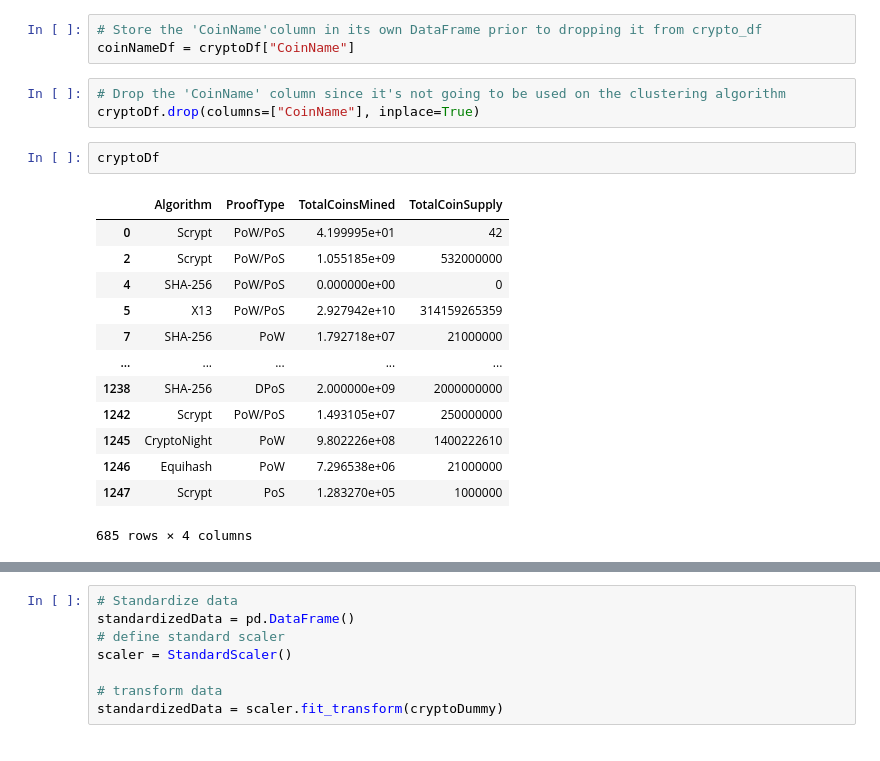
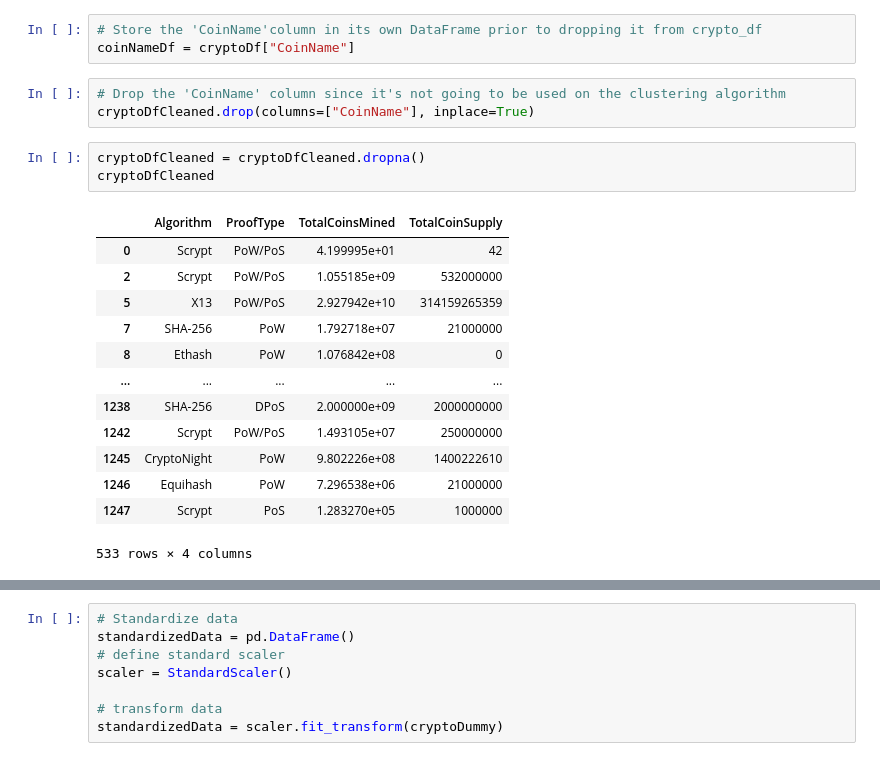
Before and after one commit to gokhanunal34/awsCloud, a Jupyter notebook: Starter_Files/crypto_clustering.ipynb, the cells around one changed output, grey strips where cells are left out. Saved outputs shown, nothing was run; the diff lists cells and outputs as text.

```diff
--- a/Starter_Files/crypto_clustering.ipynb
+++ b/Starter_Files/crypto_clustering.ipynb
@@ -107,23 +87,24 @@ cryptoDf
 coinNameDf = cryptoDf["CoinName"]
 # %%
 # Drop the 'CoinName' column since it's not going to be used on the clustering algorithm
-cryptoDf.drop(columns=["CoinName"], inplace=True)
+cryptoDfCleaned.drop(columns=["CoinName"], inplace=True)
-# %%
-cryptoDf
-# %% [output]
-|  | Algorithm | ProofType | TotalCoinsMined | TotalCoinSupply |
-| 0 | Scrypt | PoW/PoS | 4.199995e+01 | 42 |
-| 2 | Scrypt | PoW/PoS | 1.055185e+09 | 532000000 |
-| 4 | SHA-256 | PoW/PoS | 0.000000e+00 | 0 |
-| 5 | X13 | PoW/PoS | 2.927942e+10 | 314159265359 |
-| 7 | SHA-256 | PoW | 1.792718e+07 | 21000000 |
-| ... | ... | ... | ... | ... |
-| 1238 | SHA-256 | DPoS | 2.000000e+09 | 2000000000 |
-| 1242 | Scrypt | PoW/PoS | 1.493105e+07 | 250000000 |
-| 1245 | CryptoNight | PoW | 9.802226e+08 | 1400222610 |
-| 1246 | Equihash | PoW | 7.296538e+06 | 21000000 |
-| 1247 | Scrypt | PoS | 1.283270e+05 | 1000000 |
-685 rows × 4 columns
+# %%
+cryptoDfCleaned = cryptoDfCleaned.dropna()
+cryptoDfCleaned
+# %% [output]
+|  | Algorithm | ProofType | TotalCoinsMined | TotalCoinSupply |
+| 0 | Scrypt | PoW/PoS | 4.199995e+01 | 42 |
+| 2 | Scrypt | PoW/PoS | 1.055185e+09 | 532000000 |
+| 5 | X13 | PoW/PoS | 2.927942e+10 | 314159265359 |
+| 7 | SHA-256 | PoW | 1.792718e+07 | 21000000 |
+| 8 | Ethash | PoW | 1.076842e+08 | 0 |
+| ... | ... | ... | ... | ... |
+| 1238 | SHA-256 | DPoS | 2.000000e+09 | 2000000000 |
+| 1242 | Scrypt | PoW/PoS | 1.493105e+07 | 250000000 |
+| 1245 | CryptoNight | PoW | 9.802226e+08 | 1400222610 |
+| 1246 | Equihash | PoW | 7.296538e+06 | 21000000 |
+| 1247 | Scrypt | PoS | 1.283270e+05 | 1000000 |
+533 rows × 4 columns
 # %%
 # Create dummy variables for text features
 #cryptoDummy = pd.get_dummies(cryptoDf['Algorithm'], cryptodf['ProofType'])
```
Also changed, not shown: parts of 12 cells of this notebook.
